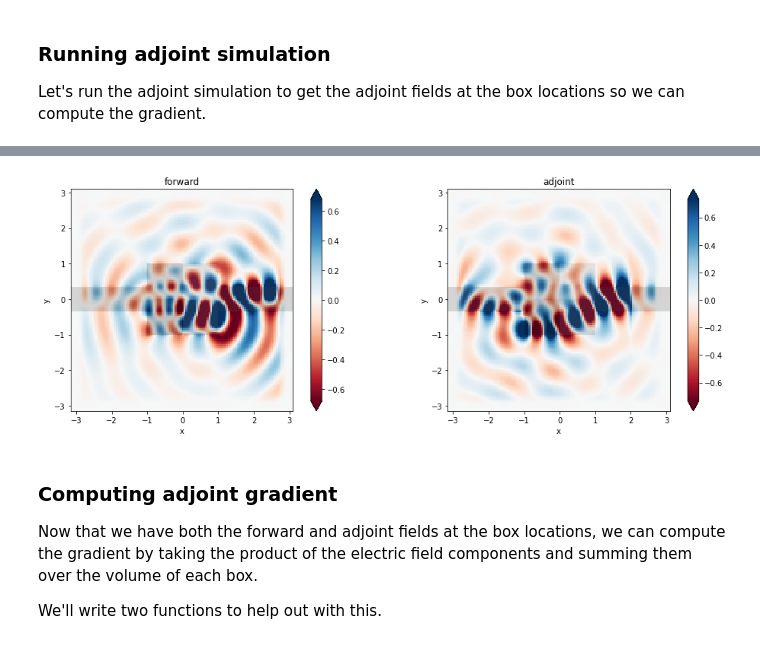
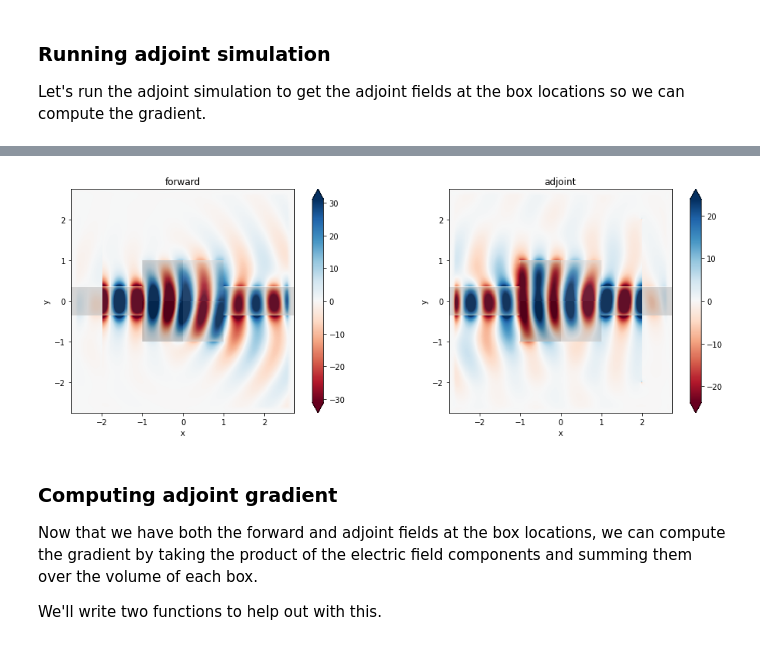
Before and after one commit to flexcompute-readthedocs/tidy3d-docs, a Jupyter notebook: docs/source/notebooks/Adjoint.ipynb, the cells around one changed output, grey strips where cells are left out. Drawn from its saved outputs; the diff is of its cells as text; code cells hidden in the pictures.

```diff
--- a/docs/source/notebooks/Adjoint.ipynb
+++ b/docs/source/notebooks/Adjoint.ipynb
@@ -37,7 +36,7 @@ wavelength = 1.0
 freq0 = td.C_0 / wavelength
 
 # resolution control
-dl = 0.05
+dl = 0.02
 
 # space between boxes and PML
 buffer = 1.5 * wavelength
@@ -84,7 +83,9 @@ monitor_field = td.FieldMonitor(
 )
 
 # default box center and sizes
+center = np.array([0,0,0])#-1e-5, -1e-5, -1e-5])
 center = np.array([-1e-5, -1e-5, -1e-5])
+
 size = np.array([lx0, ly0, lz0])
 ds = -0.0
 # %% [markdown]
@@ -351,14 +358,14 @@ sim_data_adjoint = web.run(sim_adjoint, task_name='adjoint', path='data/adjoint.
 # %%
 fig, (ax1, ax2) = plt.subplots(1, 2, tight_layout=True, figsize=(14, 5))
 
-ax1 = sim_data_forward.plot_field('field_pattern', 'Ez', val='real', freq=freq0, ax=ax1)
-ax2 = sim_data_adjoint.plot_field('field_pattern', 'Ez', val='real', freq=freq0, ax=ax2)
+ax1 = sim_data_forward.plot_field('field_pattern', 'Ey', val='real', freq=freq0, ax=ax1)
+ax2 = sim_data_adjoint.plot_field('field_pattern', 'Ey', val='real', freq=freq0, ax=ax2)
 
 ax1.set_title('forward')
 ax2.set_title('adjoint')
 plt.show()
 # %% [output]
-[figure, old version]
+[figure, new version]
 # %% [markdown]
 ### Computing adjoint gradient
 
```
Also changed, not shown: parts of 16 cells of this notebook, 2 other files.
